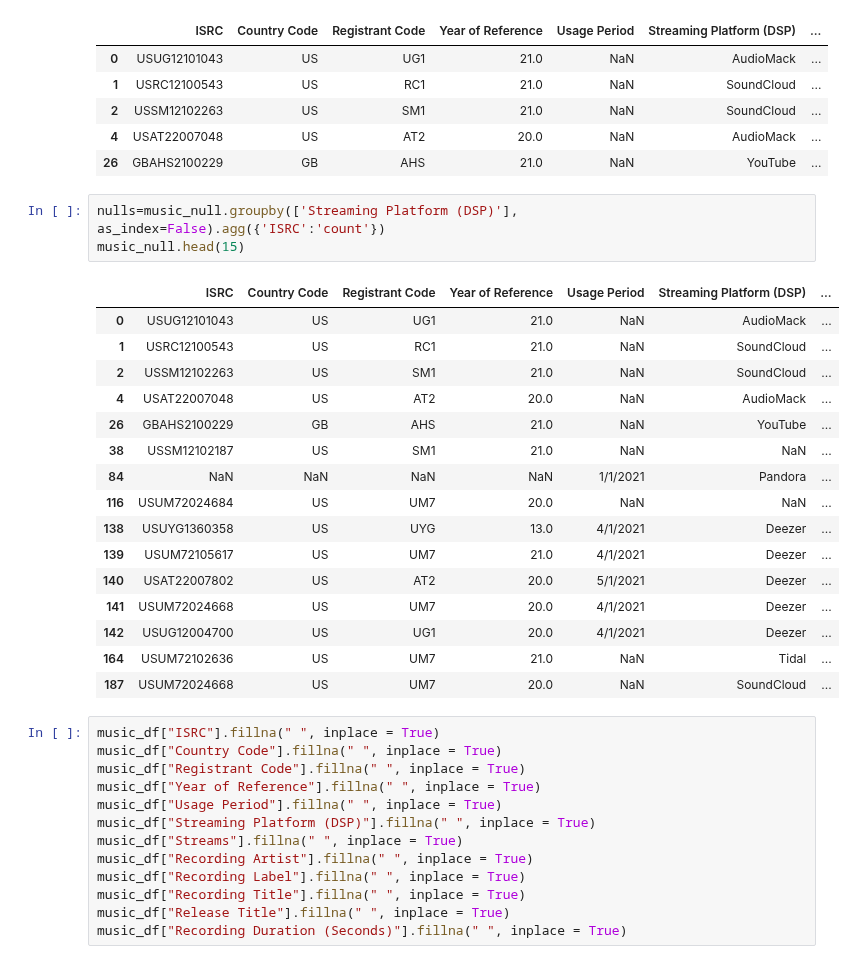
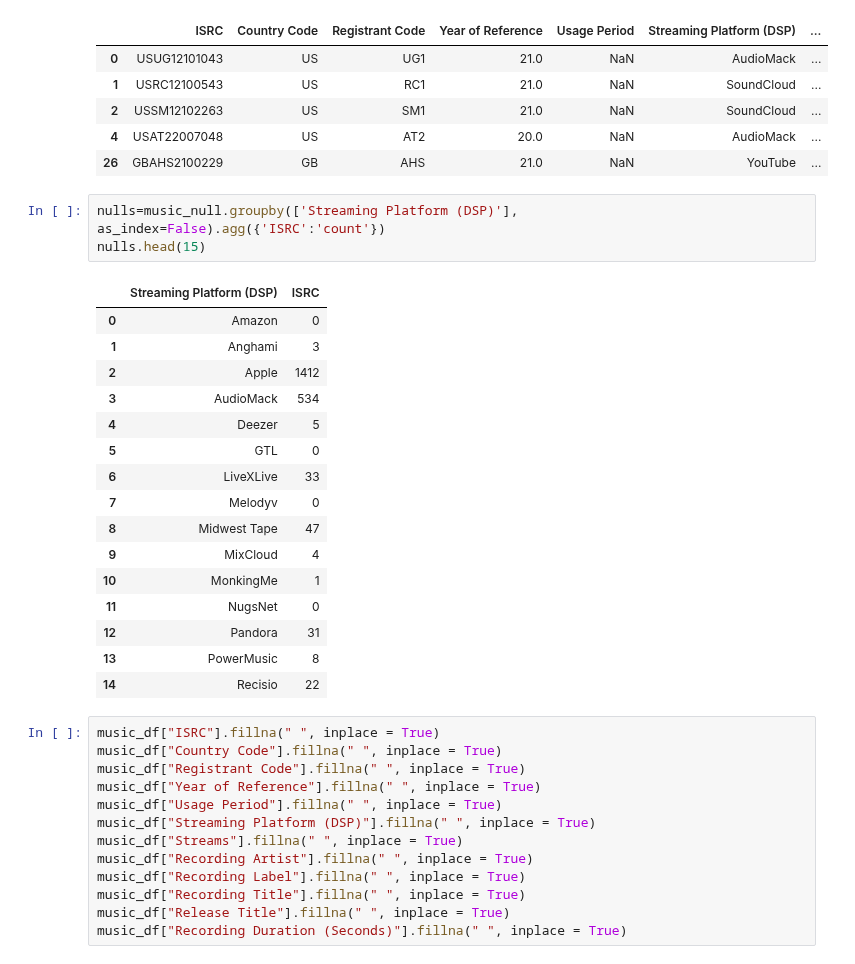
Before and after one commit to NSS-Data-Analytics-Cohort-6/mlc-project-count-dracula, a Jupyter notebook: notebooks/MLC_new.ipynb, the cells around one changed output. Cells and saved outputs as stored; diff of their text form.

```diff
--- a/notebooks/MLC_new.ipynb
+++ b/notebooks/MLC_new.ipynb
@@ -97,24 +105,24 @@ music_null.head()
 | 26 | GBAHS2100229 | GB | AHS | 21.0 | NaN | YouTube | ... |
 # %%
 nulls=music_null.groupby(['Streaming Platform (DSP)'], as_index=False).agg({'ISRC':'count'})
-music_null.head(15)
+nulls.head(15)
 # %% [output]
-|  | ISRC | Country Code | Registrant Code | Year of Reference | Usage Period | Streaming Platform (DSP) | ... |
-| 0 | USUG12101043 | US | UG1 | 21.0 | NaN | AudioMack | ... |
-| 1 | USRC12100543 | US | RC1 | 21.0 | NaN | SoundCloud | ... |
-| 2 | USSM12102263 | US | SM1 | 21.0 | NaN | SoundCloud | ... |
-| 4 | USAT22007048 | US | AT2 | 20.0 | NaN | AudioMack | ... |
-| 26 | GBAHS2100229 | GB | AHS | 21.0 | NaN | YouTube | ... |
-| 38 | USSM12102187 | US | SM1 | 21.0 | NaN | NaN | ... |
-| 84 | NaN | NaN | NaN | NaN | 1/1/2021 | Pandora | ... |
-| 116 | USUM72024684 | US | UM7 | 20.0 | NaN | NaN | ... |
-| 138 | USUYG1360358 | US | UYG | 13.0 | 4/1/2021 | Deezer | ... |
-| 139 | USUM72105617 | US | UM7 | 21.0 | 4/1/2021 | Deezer | ... |
-| 140 | USAT22007802 | US | AT2 | 20.0 | 5/1/2021 | Deezer | ... |
-| 141 | USUM72024668 | US | UM7 | 20.0 | 4/1/2021 | Deezer | ... |
-| 142 | USUG12004700 | US | UG1 | 20.0 | 4/1/2021 | Deezer | ... |
-| 164 | USUM72102636 | US | UM7 | 21.0 | NaN | Tidal | ... |
-| 187 | USUM72024668 | US | UM7 | 20.0 | NaN | SoundCloud | ... |
+|  | Streaming Platform (DSP) | ISRC |
+| 0 | Amazon | 0 |
+| 1 | Anghami | 3 |
+| 2 | Apple | 1412 |
+| 3 | AudioMack | 534 |
+| 4 | Deezer | 5 |
+| 5 | GTL | 0 |
+| 6 | LiveXLive | 33 |
+| 7 | Melodyv | 0 |
+| 8 | Midwest Tape | 47 |
+| 9 | MixCloud | 4 |
+| 10 | MonkingMe | 1 |
+| 11 | NugsNet | 0 |
+| 12 | Pandora | 31 |
+| 13 | PowerMusic | 8 |
+| 14 | Recisio | 22 |
 # %%
 music_df["ISRC"].fillna(" ", inplace = True)
 music_df["Country Code"].fillna(" ", inplace = True)
```
Also changed, not shown: parts of 4 cells of this notebook.
